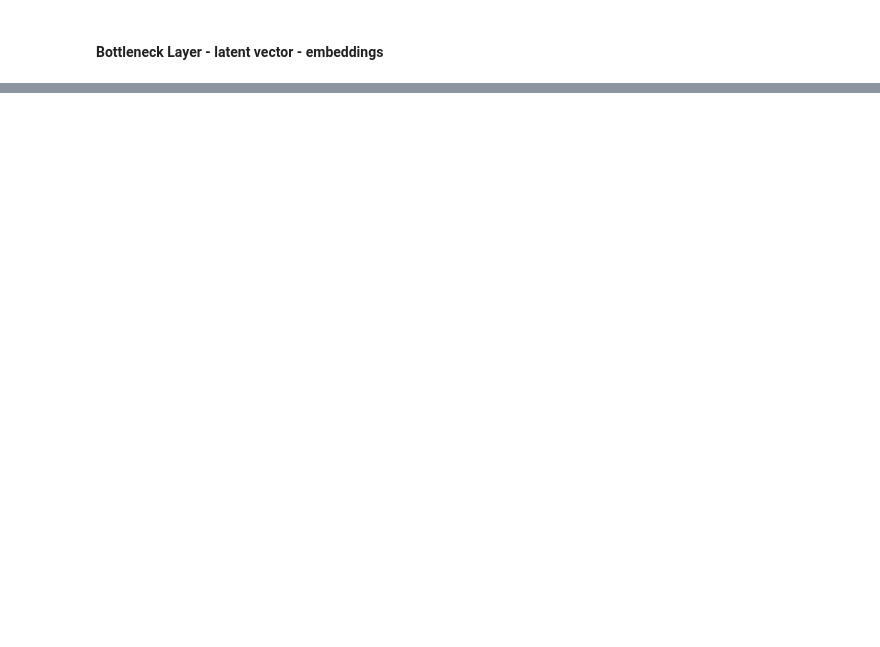
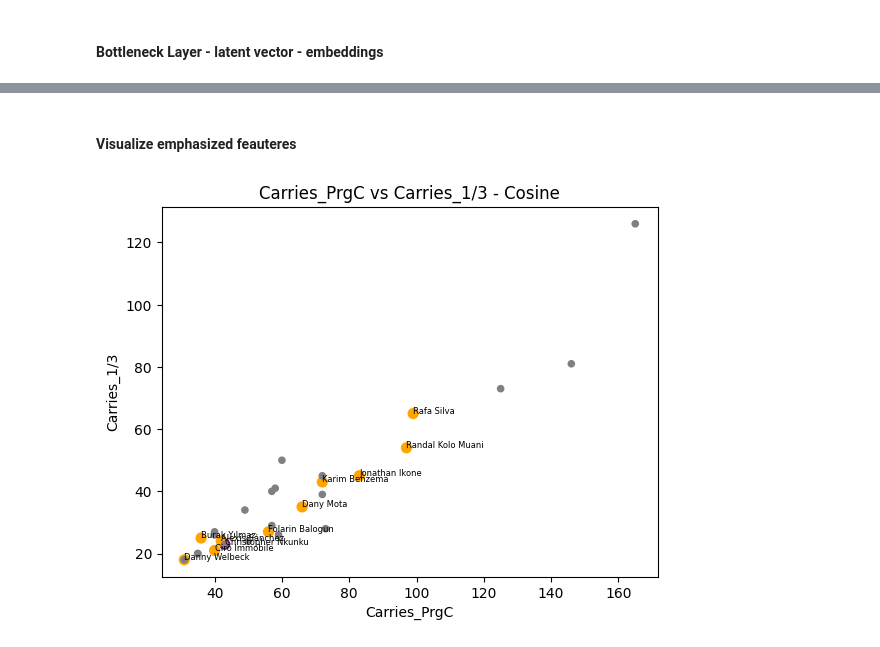
Before and after one commit to allorenz/football-player-similarity, a Jupyter notebook: src/weighted_autoencoder.ipynb, the cells around one changed output, grey strips where cells are left out. Cells and saved outputs as stored; diff of their text form; code cells hidden in the pictures; blank space fills up the shorter version.

```diff
--- a/src/weighted_autoencoder.ipynb
+++ b/src/weighted_autoencoder.ipynb
@@ -201,0 +227,9 @@ top_k_similar_players
+# %%
+top_k_similar_players_features_cosine = utils.get_top_k_similar_players(
+    embeddings=embeddings,
+    query_index=795,
+    player_info=df,
+    top_k=30
+)
+df_emphasized_features_cosine = top_k_similar_players_features_cosine[weight_dimension]
+df_emphasized_features_cosine.head()
@@ -201,0 +264,9 @@ top_k_similar_players
+# %% [markdown]
+#### Visualize emphasized feauteres
+# %%
+import utils
+utils.scatterplot_top_k(df_emphasized_features_cosine, 'Carries_PrgC', 'Carries_1/3',
+                        num_labels=10, top_size=50, rest_size=20, fontsize=6,
+                        dist_measure='Cosine')
+# %% [output]
+[figure, added]
```
Also changed, not shown: parts of 16 cells of this notebook, 2 other files.
